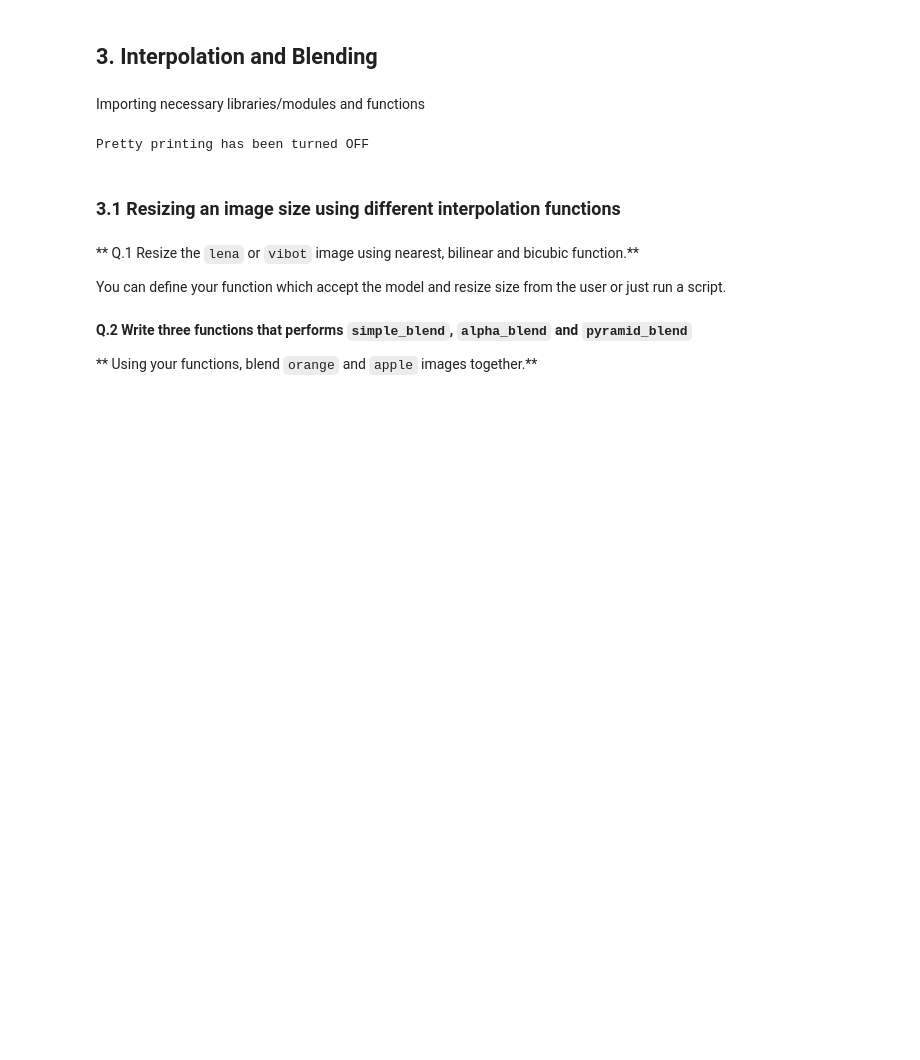
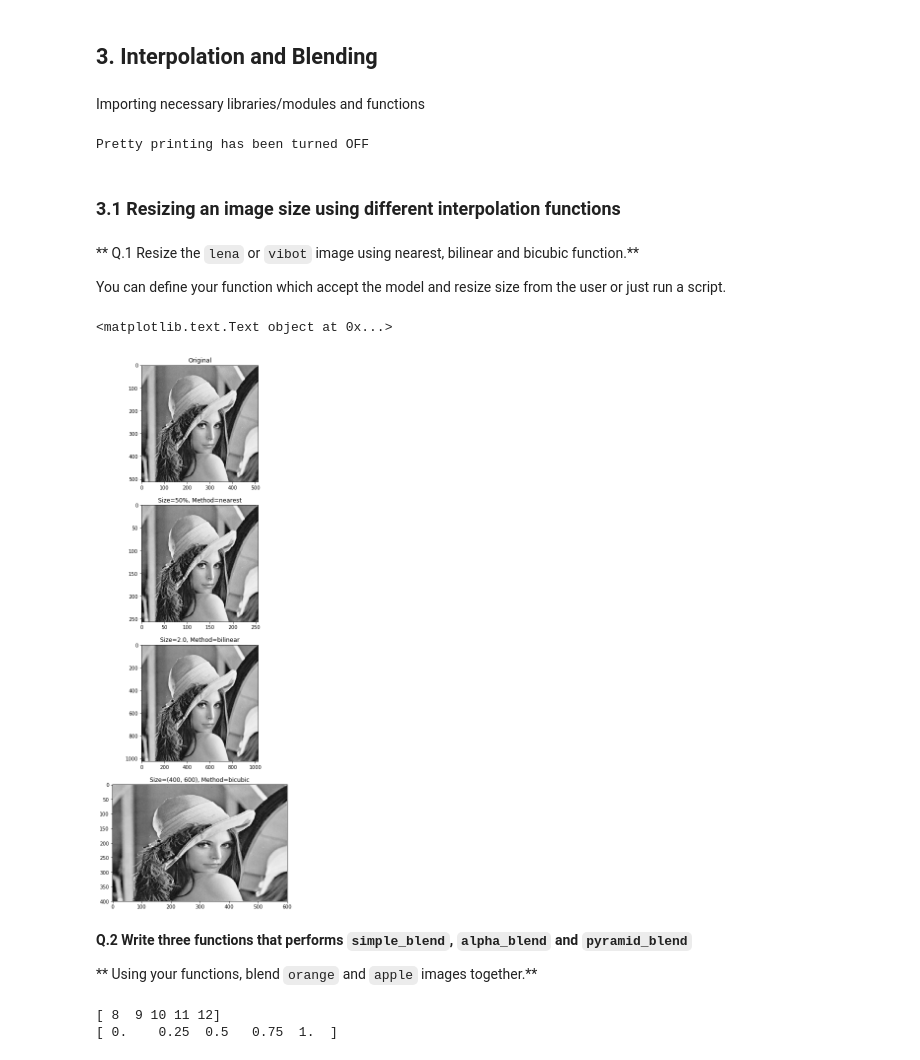
Before and after one commit to ali-yar/B31XB-IIP-TP-1718, a Jupyter notebook: 3-interpolation-blending/3-interpolation-blending.ipynb, the cells around one changed output. Cells and saved outputs as stored; diff of their text form; code cells hidden in the pictures; blank space fills up the shorter version.

```diff
--- a/3-interpolation-blending/3-interpolation-blending.ipynb
+++ b/3-interpolation-blending/3-interpolation-blending.ipynb
@@ -48,6 +48,35 @@ Pretty printing has been turned OFF
 ** Q.1 Resize the `lena` or `vibot` image using nearest, bilinear and bicubic function.**
 
 You can define your function which accept the model and resize size from the user or just run a script.
+# %%
+def resize(image, size, method='bilinear'):
+    return misc.imresize(image, size, interp=method)
+# %%
+lena = io.imread('./images/lena-grey.bmp')
+
+methods = ['nearest', 'bilinear', 'bicubic']
+sizes = [50, 2., (400,600)]
+
+plt.figure(figsize=(20,20))
+
+plt.subplot(4,1,1)
+plt.imshow(lena, cmap=cm.Greys_r)
+plt.title("Original")
+
+plt.subplot(4,1,2)
+plt.imshow(resize(lena, size=sizes[0], method=methods[0]), cmap=cm.Greys_r)
+plt.title("Size={}%, Method={}".format(sizes[0], methods[0]))
+
+plt.subplot(4,1,3)
+plt.imshow(resize(lena, size=sizes[1], method=methods[1]), cmap=cm.Greys_r)
+plt.title("Size={}, Method={}".format(sizes[1], methods[1]))
+
+plt.subplot(4,1,4)
+plt.imshow(resize(lena, size=sizes[2], method=methods[2]), cmap=cm.Greys_r)
+plt.title("Size={}, Method={}".format(sizes[2], methods[2]))
+# %% [output]
+<matplotlib.text.Text object at 0x...>
+[figure, added]
 # %% [markdown]
 **Q.2 Write three functions that performs `simple_blend`, `alpha_blend` and `pyramid_blend`**
 
@@ -54,0 +109,13 @@ You can define your function which accept the model and resize size from the use
+# %%
+orange = io.imread('./images/orange.jpeg', as_grey=1)
+apple = io.imread('./images/apple.jpeg', as_grey=1)
+
+x1 = 8
+x2 = 12
+x = np.arange(x1,x2+1)
+y = np.arange(float(x2-x1+1))/(x2-x1)
+print(x)
+print(y)
+# %% [output]
+[ 8  9 10 11 12]
+[ 0.    0.25  0.5   0.75  1.  ]
```
Also changed, not shown: parts of 2 cells of this notebook.
